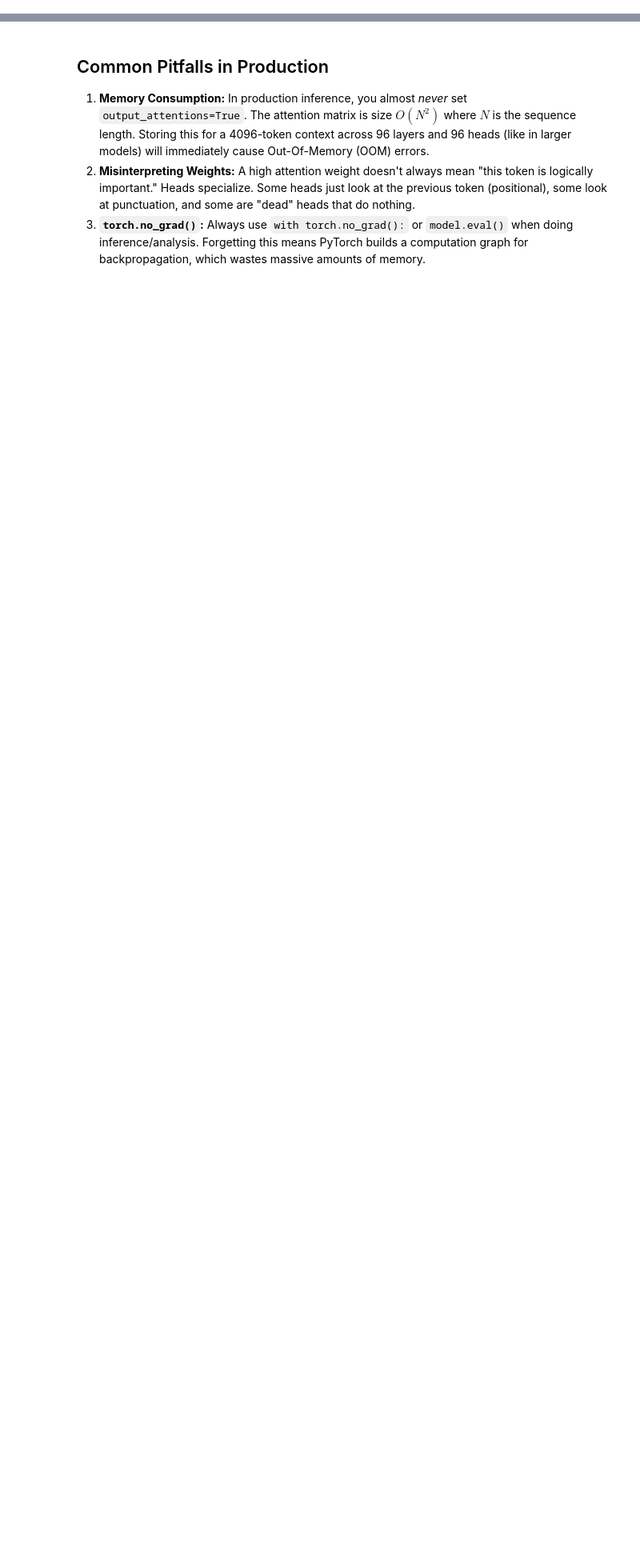
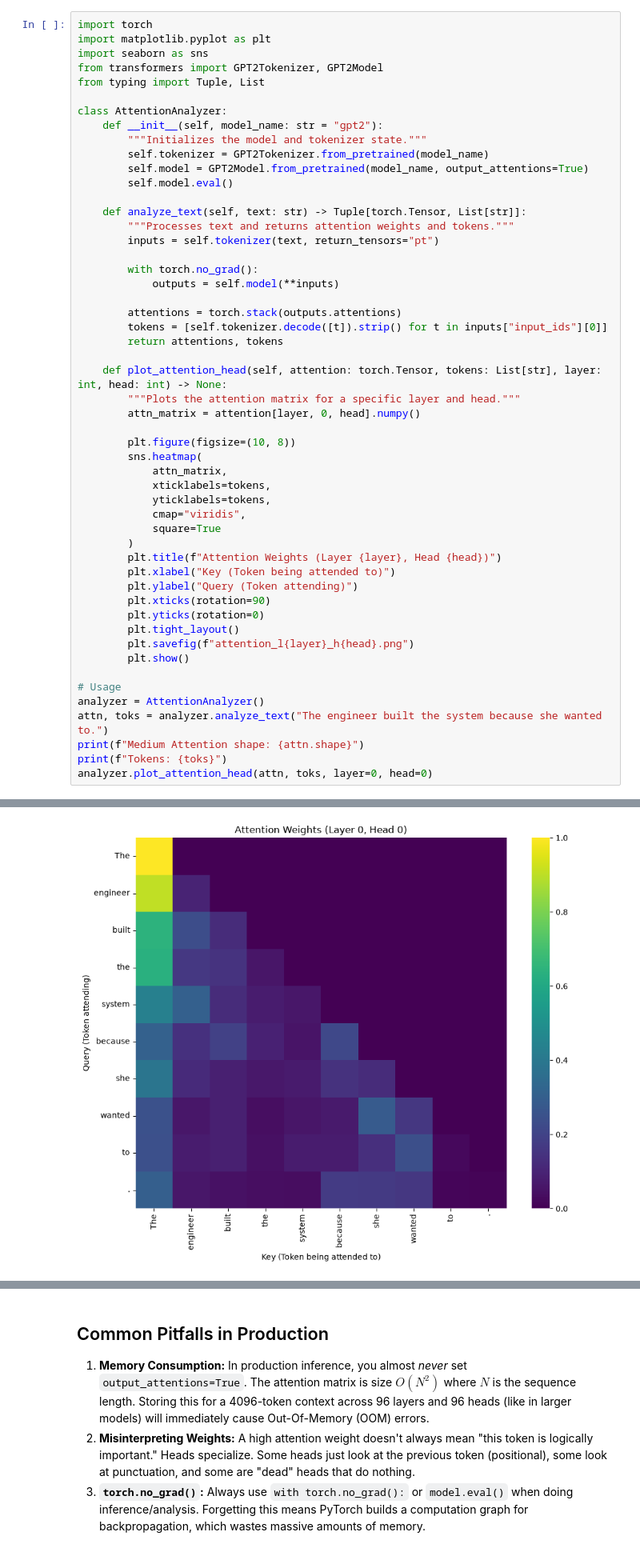
Before and after one commit to KrushnaVardhanReddy/AI-Engineering, a Jupyter notebook: modules/day_10.ipynb, the cells around one changed output, grey strips where cells are left out. Shown at 80% size. Saved outputs shown, nothing was run; the diff lists cells and outputs as text; blank space fills up the shorter version.

```diff
--- a/modules/day_10.ipynb
+++ b/modules/day_10.ipynb
@@ -140,0 +68,53 @@ if __name__ == "__main__":
+# %%
+import torch
+import matplotlib.pyplot as plt
+import seaborn as sns
+from transformers import GPT2Tokenizer, GPT2Model
+from typing import Tuple, List
+
+class AttentionAnalyzer:
+    def __init__(self, model_name: str = "gpt2"):
+        """Initializes the model and tokenizer state."""
+        self.tokenizer = GPT2Tokenizer.from_pretrained(model_name)
+        self.model = GPT2Model.from_pretrained(model_name, output_attentions=True)
+        self.model.eval()
+
+    def analyze_text(self, text: str) -> Tuple[torch.Tensor, List[str]]:
+        """Processes text and returns attention weights and tokens."""
+        inputs = self.tokenizer(text, return_tensors="pt")
+
+        with torch.no_grad():
+            outputs = self.model(**inputs)
+
+        attentions = torch.stack(outputs.attentions)
+        tokens = [self.tokenizer.decode([t]).strip() for t in inputs["input_ids"][0]]
+        return attentions, tokens
+
+    def plot_attention_head(self, attention: torch.Tensor, tokens: List[str], layer: int, head: int) -> None:
+        """Plots the attention matrix for a specific layer and head."""
+        attn_matrix = attention[layer, 0, head].numpy()
+
+        plt.figure(figsize=(10, 8))
+        sns.heatmap(
+            attn_matrix,
+            xticklabels=tokens,
+            yticklabels=tokens,
+            cmap="viridis",
+            square=True
+        )
+        plt.title(f"Attention Weights (Layer {layer}, Head {head})")
+        plt.xlabel("Key (Token being attended to)")
+        plt.ylabel("Query (Token attending)")
+        plt.xticks(rotation=90)
+        plt.yticks(rotation=0)
+        plt.tight_layout()
+        plt.savefig(f"attention_l{layer}_h{head}.png")
+        plt.show()
+
+# Usage
+analyzer = AttentionAnalyzer()
+attn, toks = analyzer.analyze_text("The engineer built the system because she wanted to.")
+print(f"Medium Attention shape: {attn.shape}")
+print(f"Tokens: {toks}")
+analyzer.plot_attention_head(attn, toks, layer=0, head=0)
+# %% [output]
@@ -140,0 +123 @@ if __name__ == "__main__":
+[figure, added]
```
Also changed, not shown: parts of 13 cells of this notebook.
